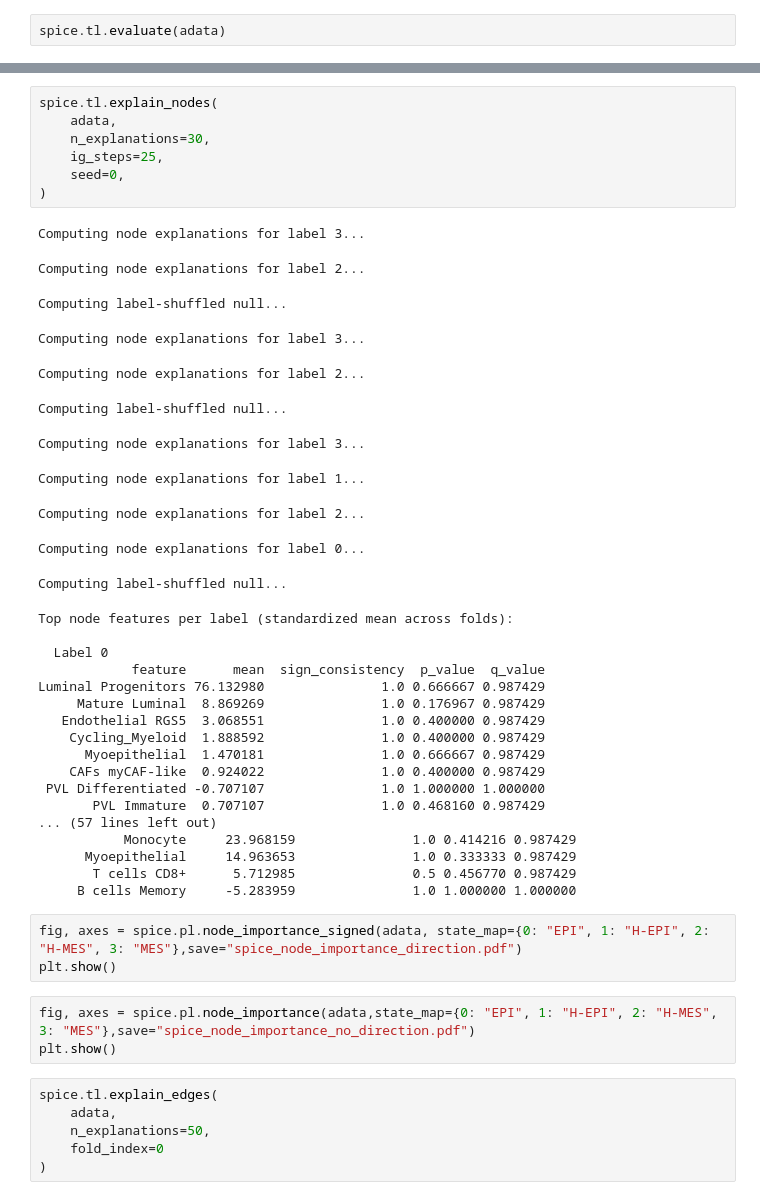
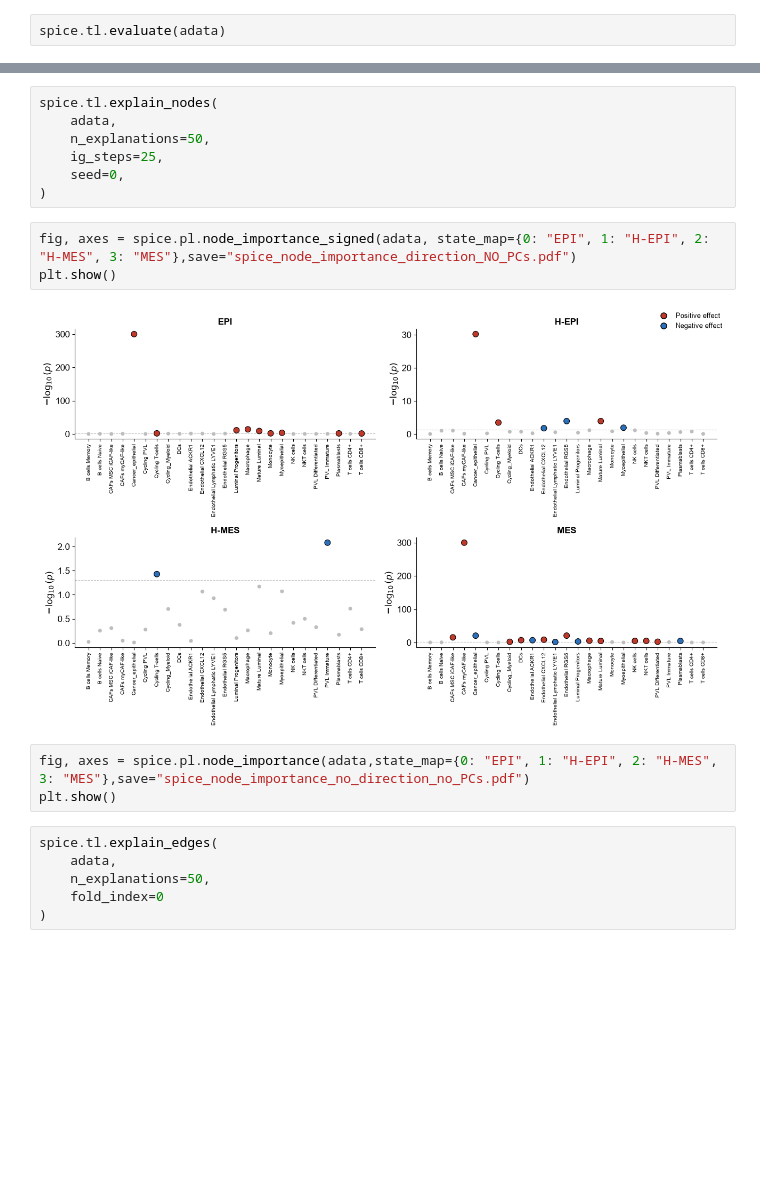
Before and after one commit to secrierlab/SPiCe, a Jupyter notebook: spice_example.ipynb, the cells around one changed output, grey strips where cells are left out. Saved outputs shown, nothing was run; the diff lists cells and outputs as text; blank space fills up the shorter version.

```diff
--- a/spice_example.ipynb
+++ b/spice_example.ipynb
@@ -124,44 +122,17 @@ Passing `palette` without assigning `hue` is deprecated and will be removed in v
 # %%
 spice.tl.explain_nodes(
     adata,
-    n_explanations=30,
+    n_explanations=50,
     ig_steps=25,
     seed=0,
 )
-# %% [output]
-Computing node explanations for label 3...
-Computing node explanations for label 2...
-Computing label-shuffled null...
-Computing node explanations for label 3...
-Computing node explanations for label 2...
-Computing label-shuffled null...
-Computing node explanations for label 3...
-Computing node explanations for label 1...
-Computing node explanations for label 2...
-Computing node explanations for label 0...
-Computing label-shuffled null...
-Top node features per label (standardized mean across folds):
-
-  Label 0
-            feature      mean  sign_consistency  p_value  q_value
-Luminal Progenitors 76.132980               1.0 0.666667 0.987429
-     Mature Luminal  8.869269               1.0 0.176967 0.987429
-   Endothelial RGS5  3.068551               1.0 0.400000 0.987429
-    Cycling_Myeloid  1.888592               1.0 0.400000 0.987429
-      Myoepithelial  1.470181               1.0 0.666667 0.987429
-    CAFs myCAF-like  0.924022               1.0 0.400000 0.987429
- PVL Differentiated -0.707107               1.0 1.000000 1.000000
-       PVL Immature  0.707107               1.0 0.468160 0.987429
-... (57 lines left out)
-           Monocyte     23.968159               1.0 0.414216 0.987429
-      Myoepithelial     14.963653               1.0 0.333333 0.987429
-       T cells CD8+      5.712985               0.5 0.456770 0.987429
-     B cells Memory     -5.283959               1.0 1.000000 1.000000
 # %%
-fig, axes = spice.pl.node_importance_signed(adata, state_map={0: "EPI", 1: "H-EPI", 2: "H-MES", 3: "MES"},save="spice_node_importance_direction.pdf")
+fig, axes = spice.pl.node_importance_signed(adata, state_map={0: "EPI", 1: "H-EPI", 2: "H-MES", 3: "MES"},save="spice_node_importance_direction_NO_PCs.pdf")
 plt.show()
+# %% [output]
+[figure, added]
 # %%
-fig, axes = spice.pl.node_importance(adata,state_map={0: "EPI", 1: "H-EPI", 2: "H-MES", 3: "MES"},save="spice_node_importance_no_direction.pdf")
+fig, axes = spice.pl.node_importance(adata,state_map={0: "EPI", 1: "H-EPI", 2: "H-MES", 3: "MES"},save="spice_node_importance_no_direction_no_PCs.pdf")
 plt.show()
 # %%
 spice.tl.explain_edges(
```
Also changed, not shown: parts of 5 cells of this notebook, 2 other files.
